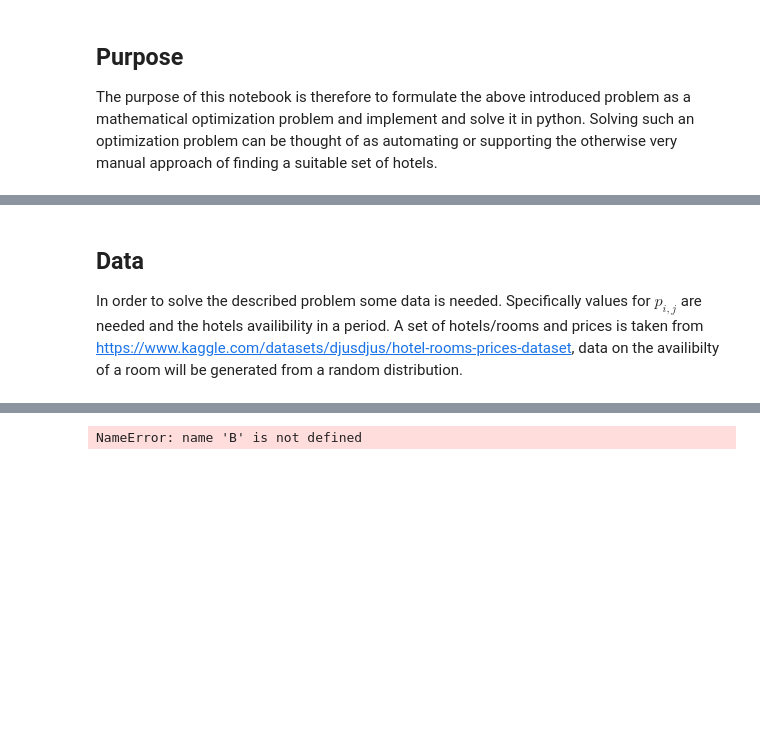
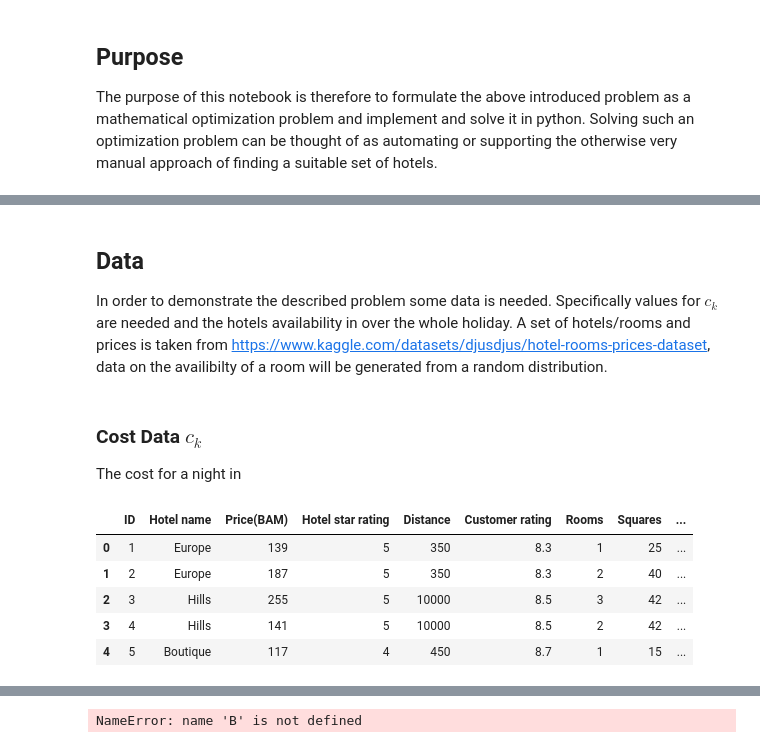
Before and after one commit to philipoedi/holiday-saver, a Jupyter notebook: Untitled.ipynb, the cells around one changed output, grey strips where cells are left out. Cells and saved outputs as stored; diff of their text form; code cells hidden in the pictures; blank space fills up the shorter version.

```diff
--- a/Untitled.ipynb
+++ b/Untitled.ipynb
@@ -64,4 +64,4 @@ https://en.wikipedia.org/wiki/Shortest_path_problem
 # %% [markdown]
 ## Data
 
-In order to solve the described problem some data is needed. Specifically values for $p_{i,j}$ are needed and the hotels availibility in a period. A set of hotels/rooms and prices is taken from https://www.kaggle.com/datasets/djusdjus/hotel-rooms-prices-dataset, data on the availibilty of a room will be generated from a random distribution.
+In order to demonstrate the described problem some data is needed. Specifically values for $c_{k}$ are needed and the hotels availability in over the whole holiday. A set of hotels/rooms and prices is taken from https://www.kaggle.com/datasets/djusdjus/hotel-rooms-prices-dataset, data on the availibilty of a room will be generated from a random distribution.
@@ -67,0 +73,14 @@ In order to solve the described problem some data is needed. Specifically values
+# %% [markdown]
+### Cost Data $c_{k}$
+
+The cost for a night in
+# %%
+data = pd.read_excel("hotels.xlsx")
+data.head()
+# %% [output]
+|  | ID | Hotel name | Price(BAM) | Hotel star rating | Distance | Customer rating | Rooms | Squares | ... |
+| 0 | 1 | Europe | 139 | 5 | 350 | 8.3 | 1 | 25 | ... |
+| 1 | 2 | Europe | 187 | 5 | 350 | 8.3 | 2 | 40 | ... |
+| 2 | 3 | Hills | 255 | 5 | 10000 | 8.5 | 3 | 42 | ... |
+| 3 | 4 | Hills | 141 | 5 | 10000 | 8.5 | 2 | 42 | ... |
+| 4 | 5 | Boutique | 117 | 4 | 450 | 8.7 | 1 | 15 | ... |
```
Also changed, not shown: parts of 5 cells of this notebook.
